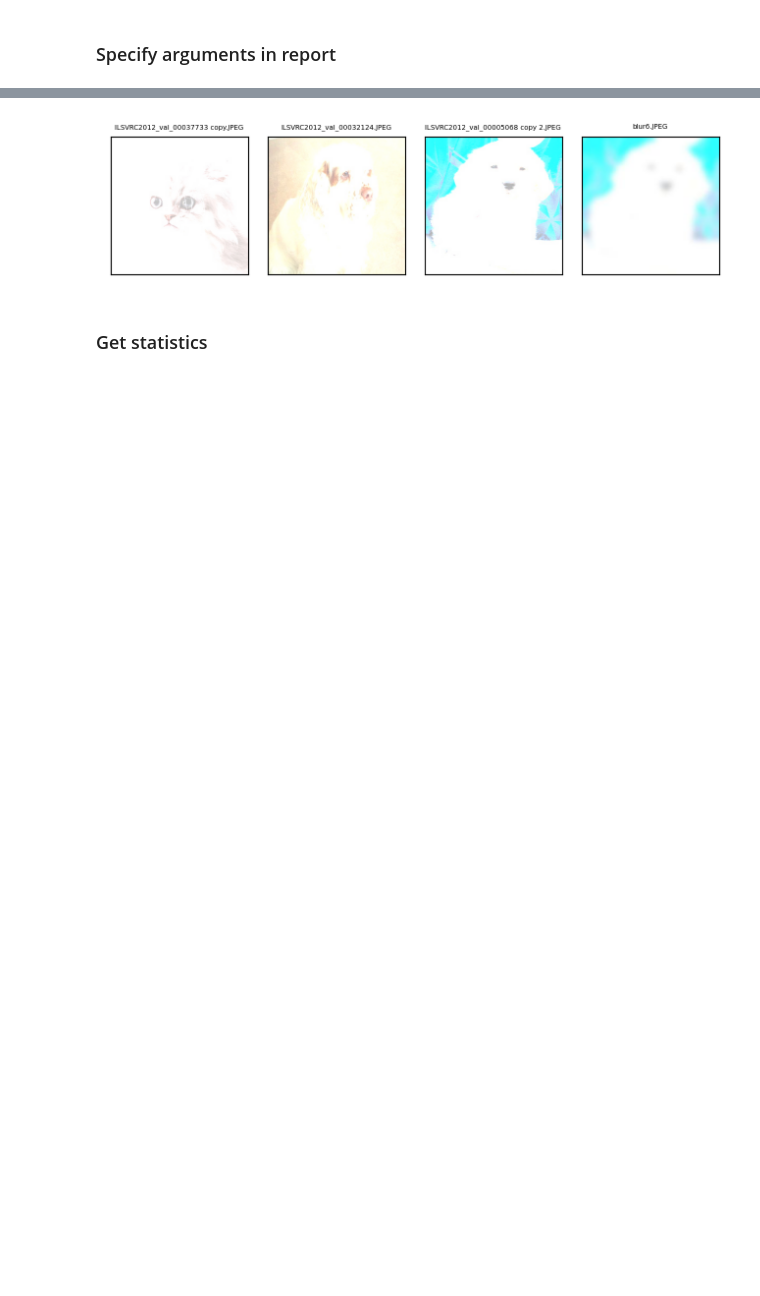
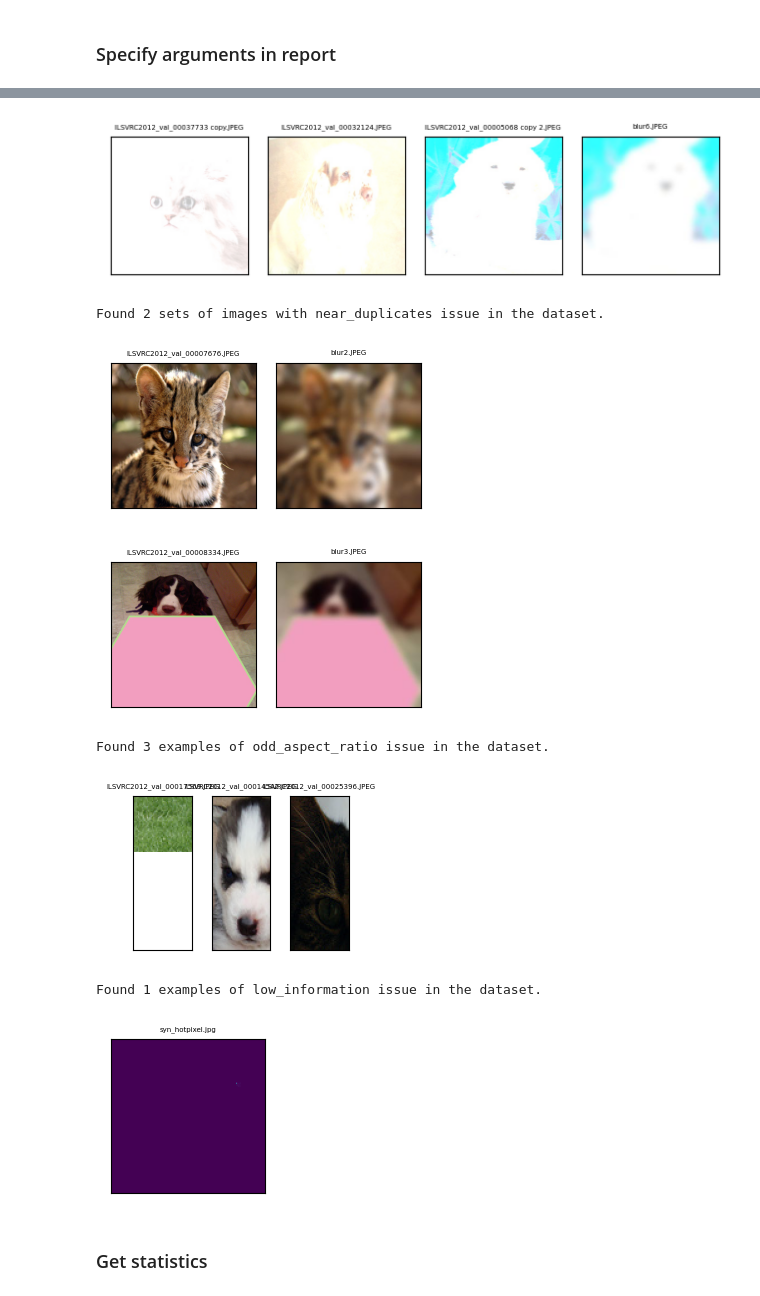
Before and after one commit to cleanlab/cleanvision, a Jupyter notebook: notebooks/demo.ipynb, the cells around one changed output, grey strips where cells are left out. Drawn from its saved outputs; the diff is of its cells as text; code cells hidden in the pictures; blank space fills up the shorter version.

Commit message:
Added issue_types argument in imagelab.report()

```diff
--- a/notebooks/demo.ipynb
+++ b/notebooks/demo.ipynb
@@ -165,5 +144,5 @@ Found 3 examples of odd_aspect_ratio issue in the dataset.
 # %%
 # Report arg values here will overwrite verbosity defaults
 # Find top examples suffering from issues that are not present in more than 1% of the dataset
-imagelab.report(num_top_issues=1, max_prevalence=0.01)
+imagelab.report(num_top_issues=5, max_prevalence=0.01)
 # %% [output]
@@ -177,7 +160,14 @@ Top issues in the dataset
 
 
 Top 4 images with light issue
 [figure]
+Found 2 sets of images with near_duplicates issue in the dataset.
+[figure, added]
+[figure, added]
+Found 3 examples of odd_aspect_ratio issue in the dataset.
+[figure, added]
+Found 1 examples of low_information issue in the dataset.
+[figure, added]
 # %% [markdown]
 ### Get statistics
 # %%
```
Also changed, not shown: parts of 11 cells of this notebook, 1 other file.
